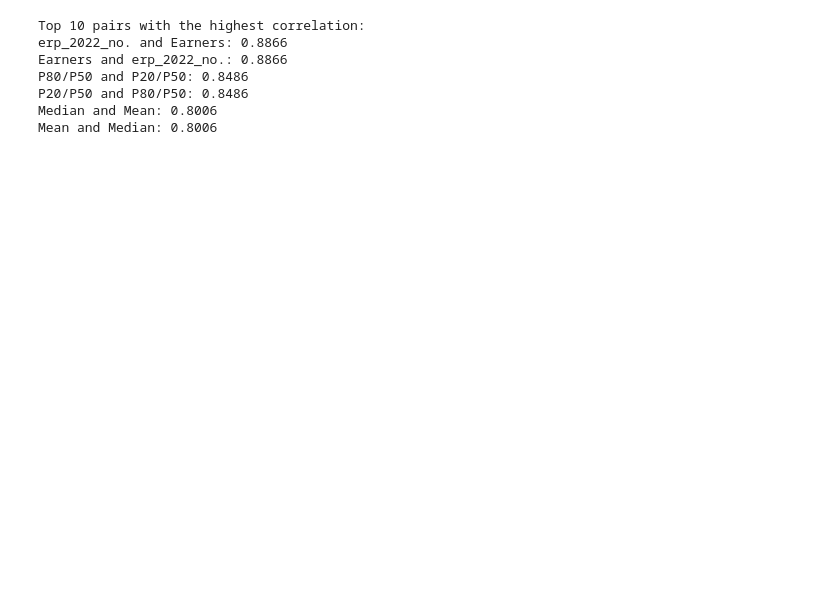
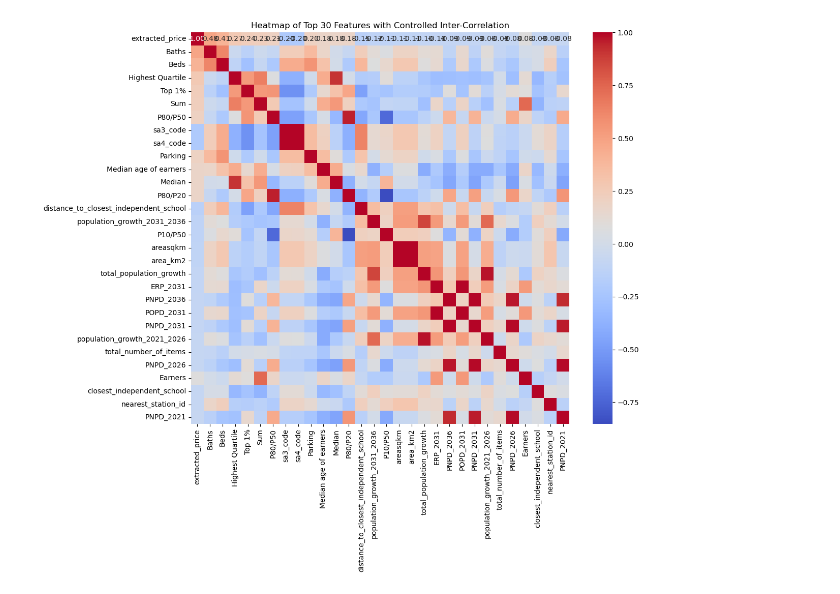
Before and after one commit to MAST30034-AppliedDataScience/project-2-group-real-estate-industry-project-3, a Jupyter notebook: notebooks/xgboost.ipynb, the cells around one changed output. Drawn from its saved outputs; the diff is of its cells as text; code cells hidden in the pictures; blank space fills up the shorter version.

Commit message:
new correlation feature dropping logic to match

```diff
--- a/notebooks/xgboost.ipynb
+++ b/notebooks/xgboost.ipynb
@@ -14,6 +14,3 @@ data = pd.read_parquet('../data/curated/features_domain.parquet')
 data.drop(columns=['url','price','latitude','longitude','geometry', 'geometry_proj', 'index_right','bond'], inplace=True)
 # %%
 data.columns = [regex.sub("_", col) if any(x in str(col) for x in set(('[', ']', '<'))) else col for col in data.columns.values]
-# %%
-y = data['extracted_price']  # Target variable
-data = data.drop('extracted_price', axis=1)
@@ -35,31 +17,45 @@ Index(['address', 'property_type', 'Beds', 'Baths', 'Parking', 'sa2_code',
-# %%
-# Step 1: Calculate the correlation matrix
-corr_matrix = data.corr().abs()
-
-# Step 2: Identify pairs of highly correlated features (greater than the threshold, e.g., 0.8)
-threshold = 0.8
-high_corr_var = [(i, j, corr_matrix[i][j]) for i in corr_matrix.columns for j in corr_matrix.columns if i != j and corr_matrix[i][j] > threshold]
-
-# Step 3: Sort the pairs by correlation in descending order and select the top 10
-sorted_high_corr = sorted(high_corr_var, key=lambda x: x[2], reverse=True)[:10]
-
-# Step 4: Print out the top 10 pairs with their correlation values
-print("Top 10 pairs with the highest correlation:")
-for i, j, corr_value in sorted_high_corr:
-    print(f"{i} and {j}: {corr_value:.4f}")
-# %% [output]
-Top 10 pairs with the highest correlation:
-erp_2022_no. and Earners: 0.8866
-Earners and erp_2022_no.: 0.8866
-P80/P50 and P20/P50: 0.8486
-P20/P50 and P80/P50: 0.8486
-Median and Mean: 0.8006
-Mean and Median: 0.8006
-# %%
-# Drop the specified columns from the DataFrame
-data = data.drop(columns=['SA2 code_x', 'sa3_code', 'sa3_name', 'sa4_code', 'sa4_name', 'areasqkm', 'OCC_2036', 'HHS_2036', 'OCC_2026', 'HHS_2026', 'POPD_2036',
-       'HHS_2031', 'SPD_2021', 'SPD_2026', 'OCC_2021', 'OCC_2031','POPD_2031', 'PNPD_2031', 'POPD_2021', 'Top 5%', 'POPD_2026', 'SPD_2036', 'SPD_2031', 'erp_2023_no.', 'erp_change_no.',
-       'erp_change_percentage', 'ERP_2021','ERP_2026', 'ERP_2021',
-       'ERP_2026', 'ERP_2031', 'ERP_2036', 'PNPD_2021', 'PNPD_2026',
-       'PNPD_2036', 'OPD_2021', 'OPD_2026', 'OPD_2031', 'OPD_2036', 'HHS_2021',
-       'population_growth_2021_2026', 'population_growth_2026_2031', 'population_growth_2031_2036', 'SA2 code_y', 'Top 1%', 'P80/P20', 'Gini coefficient', 'total_number_of_items', 'Highest Quartile', 'Third Quartile', 'Lowest Quartile', 'P10/P50', "Baths"])
+# %%
+import seaborn as sns
+import matplotlib.pyplot as plt
+import pandas as pd
+
+# Assuming 'domain_dataset' is your DataFrame
+corr_matrix = data.corr()
+
+# Extract the correlations with the target variable
+target_corr = corr_matrix['extracted_price'].abs().sort_values(ascending=False)
+
+# Select the top 50 features for initial analysis, including your target
+top_features = target_corr.head(50).index
+
+# Create a smaller correlation matrix for these top features
+top_corr_matrix = corr_matrix.loc[top_features, top_features]
+
+# Target number of features to retain
+target_feature_count = 30
+
+# List to keep track of features to drop
+to_drop = []
+
+while len(top_features) - len(to_drop) > target_feature_count:
+    # Compute the current reduced correlation matrix
+    current_corr_matrix = top_corr_matrix.drop(index=to_drop, columns=to_drop)
+    # Calculate the mean absolute correlation of each feature with others
+    mean_abs_corr = current_corr_matrix.apply(lambda x: x.abs().drop(x.name).mean(), axis=0)
+    # Find the feature with the highest mean correlation
+    max_corr_feature = mean_abs_corr.idxmax()
+    to_drop.append(max_corr_feature)
+
+# Remaining features after dropping
+remaining_features = [feature for feature in top_features if feature not in to_drop]
+
+# Final DataFrame with reduced feature set
+final_corr_matrix = corr_matrix.loc[remaining_features, remaining_features]
+
+# Visualizing the final set of features with a heatmap
+plt.figure(figsize=(12, 10))
+sns.heatmap(final_corr_matrix, annot=True, fmt=".2f", cmap='coolwarm')
+plt.title('Heatmap of Top 30 Features with Controlled Inter-Correlation')
+plt.show()
+# %% [output]
+[figure, added]
```
Also changed, not shown: parts of 4 cells of this notebook.
